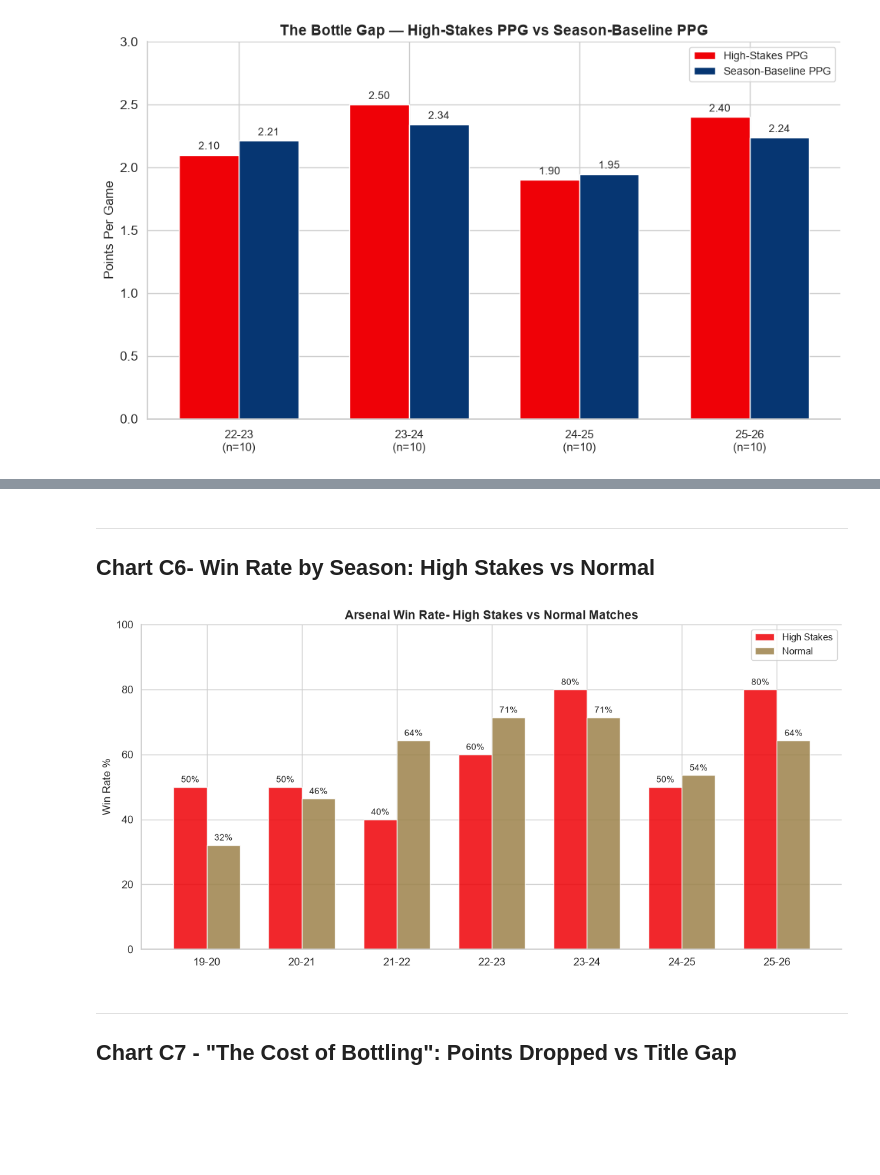
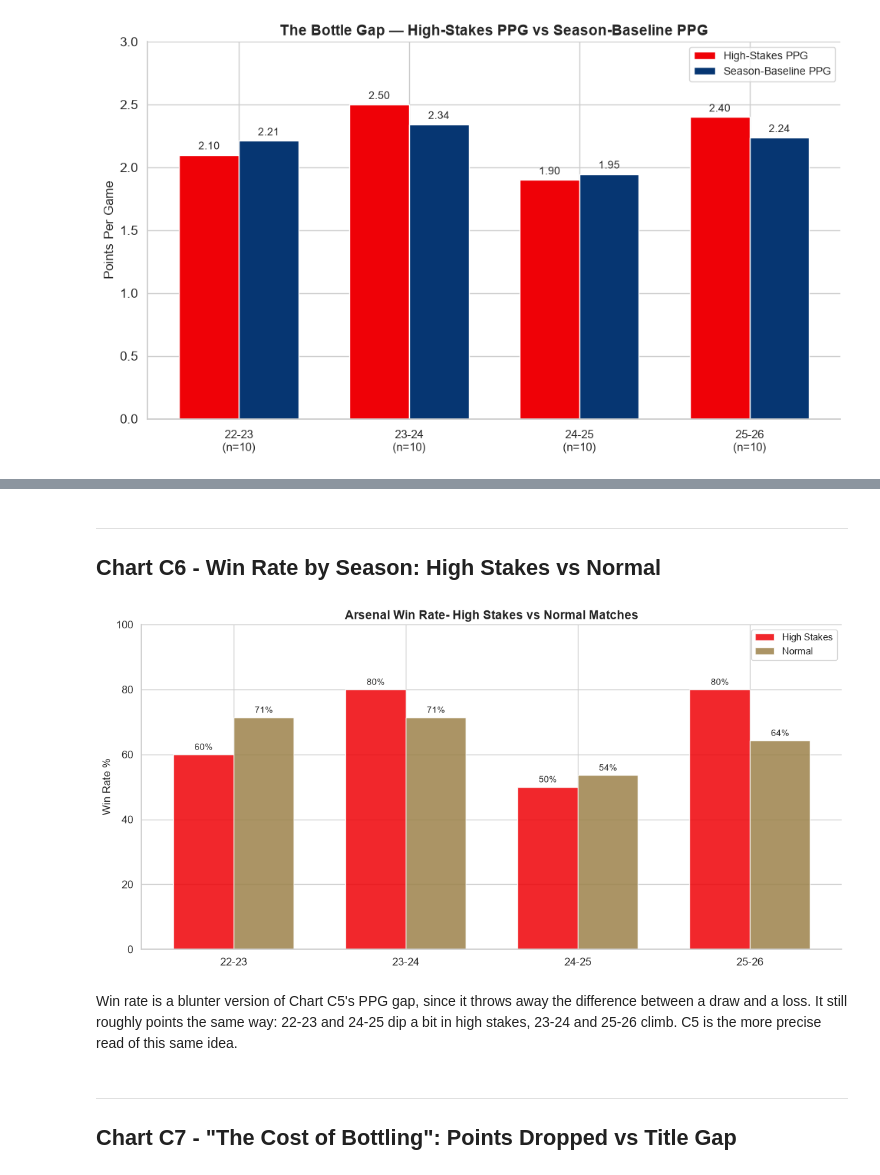
Before and after one commit to ChTej00/Arsenal-Bottle, a Jupyter notebook: notebooks/03_eda.ipynb, the cells around one changed output, grey strips where cells are left out. Saved outputs shown, nothing was run; the diff lists cells and outputs as text; code cells hidden in the pictures; blank space fills up the shorter version.

```diff
--- a/notebooks/03_eda.ipynb
+++ b/notebooks/03_eda.ipynb
@@ -644,9 +649,11 @@ plt.show()
 # %% [markdown]
 ---
-## Chart C6- Win Rate by Season: High Stakes vs Normal
+## Chart C6 - Win Rate by Season: High Stakes vs Normal
 # %%
+# Contending seasons only — matches every other chart in this section
 win_rates = (
-    ars.groupby(['season','stake_label'])['is_win']
+    ars[ars['season'].isin([2223,2324,2425,2526])]
+    .groupby(['season','stake_label'])['is_win']
     .mean()
     .mul(100)
     .round(1)
@@ -654,33 +661,35 @@ win_rates = (
 )
 win_rates['label'] = win_rates.index.map(SEASON_LABELS)
 
 fig, ax = plt.subplots(figsize = (12,6))
 
 x = np.arange(len(win_rates))
 width = 0.35
 
 bars_high = ax.bar(x - width/2, win_rates['High Stakes'], width,
                   label='High Stakes', color = ARSENAL_RED, alpha = 0.85)
 bars_norm = ax.bar(x + width/2, win_rates['Normal'], width,
                   label = 'Normal', color = ARSENAL_GOLD, alpha = 0.85)
 
 ax.bar_label(bars_high, fmt='%.0f%%', padding = 3, fontsize = 10)
 ax.bar_label(bars_norm, fmt='%.0f%%', padding =3, fontsize = 10)
 
 ax.set_xticks(x)
 ax.set_xticklabels(win_rates['label'], fontsize=12)
 ax.set_ylabel('Win Rate %', fontsize = 12)
 ax.set_ylim(0,100)
 ax.set_title('Arsenal Win Rate- High Stakes vs Normal Matches',
             fontsize = 14, fontweight = 'bold')
 
 ax.legend(fontsize=11)
 ax.spines['top'].set_visible(False)
 ax.spines['right'].set_visible(False)
 
 plt.tight_layout()
 plt.show()
 # %% [output]
-[figure, old version]
+[figure, new version]
+# %% [markdown]
+Win rate is a blunter version of Chart C5's PPG gap, since it throws away the difference between a draw and a loss. It still roughly points the same way: 22-23 and 24-25 dip a bit in high stakes, 23-24 and 25-26 climb. C5 is the more precise read of this same idea.
 # %% [markdown]
 ---
```
Also changed, not shown: parts of 27 cells of this notebook.
